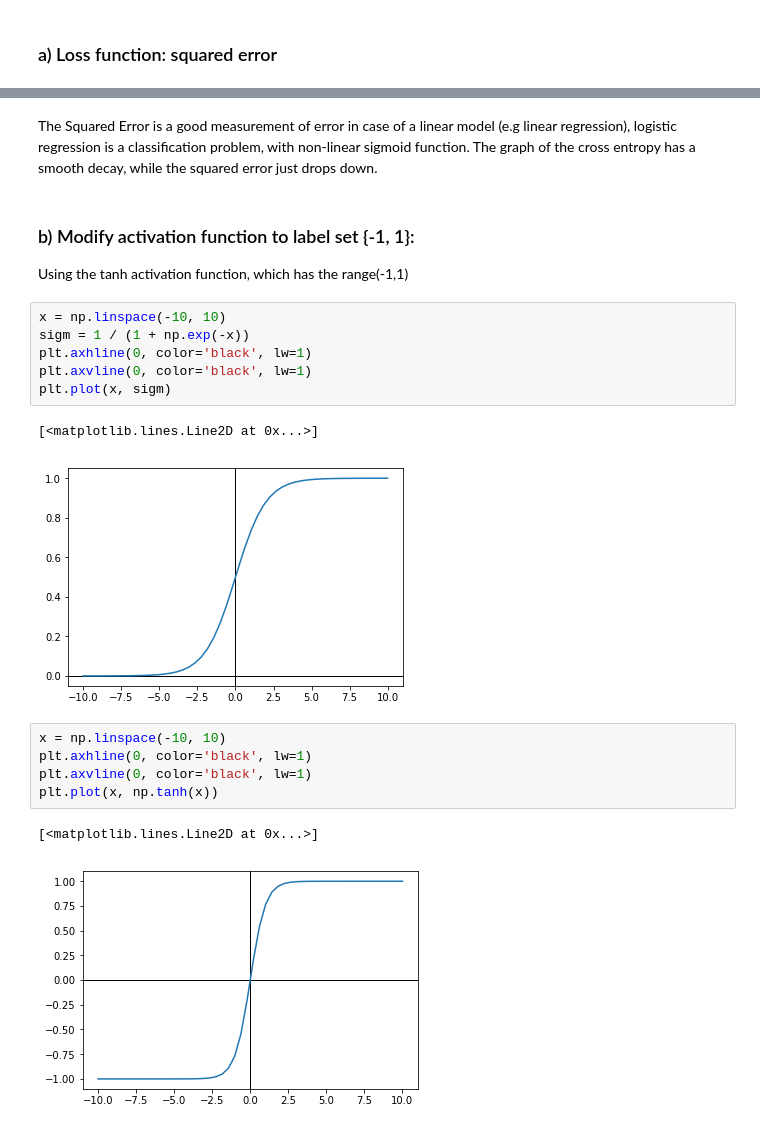
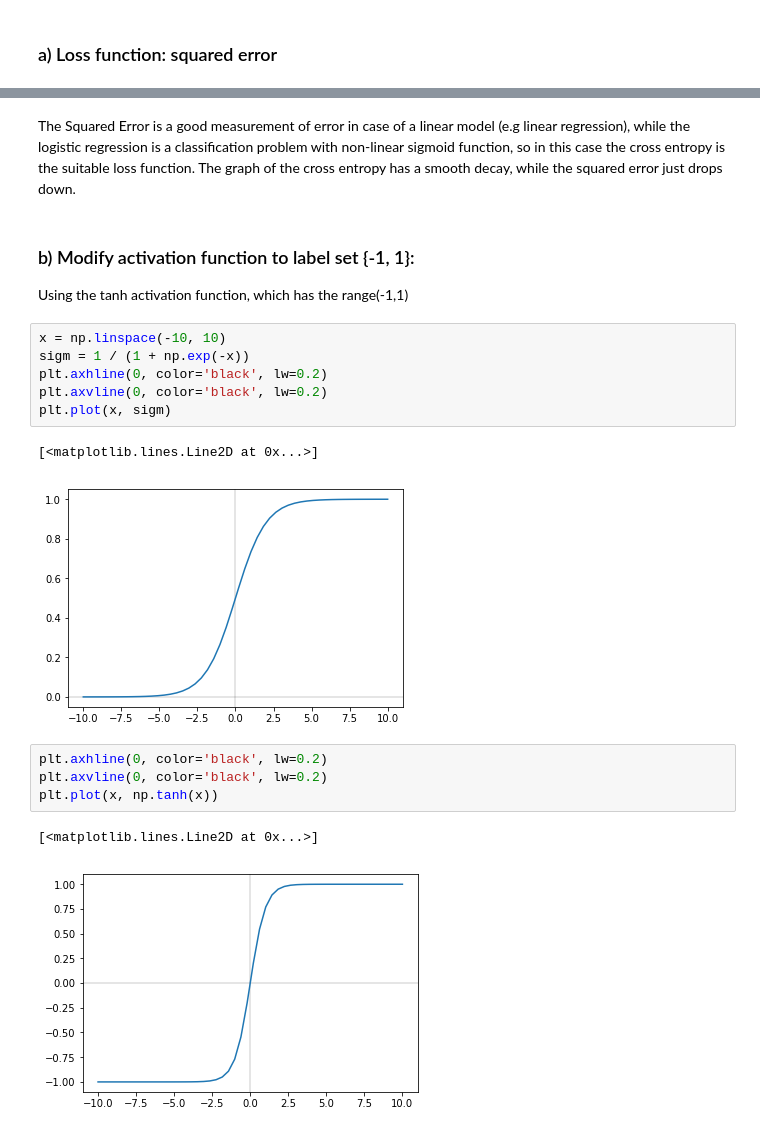
Before and after one commit to evabertalan/mustererkennung, a Jupyter notebook: 9/9_logistic_regression.ipynb, the cells around one changed output, grey strips where cells are left out. Cells and saved outputs as stored; diff of their text form.

```diff
--- a/9/9_logistic_regression.ipynb
+++ b/9/9_logistic_regression.ipynb
@@ -87,5 +92,5 @@ Accuracy: 91.20521172638436
 # %% [markdown]
-The Squared Error is a good measurement of error in case of a linear model (e.g linear regression), logistic regression is a classification problem, with non-linear sigmoid function.
+The Squared Error is a good measurement of error in case of a linear model (e.g linear regression), while the logistic regression is a classification problem with non-linear sigmoid function, so in this case the cross entropy is the suitable loss function.
 The graph of the cross entropy has a smooth decay, while the squared error just drops down.
 # %% [markdown]
 ### b) Modify activation function to label set {-1, 1}:
@@ -93,17 +98,16 @@ Using the tanh activation function, which has the range(-1,1)
 # %%
 x = np.linspace(-10, 10)
 sigm = 1 / (1 + np.exp(-x))
-plt.axhline(0, color='black', lw=1)
-plt.axvline(0, color='black', lw=1)
+plt.axhline(0, color='black', lw=0.2)
+plt.axvline(0, color='black', lw=0.2)
 plt.plot(x, sigm)
 # %% [output]
 [<matplotlib.lines.Line2D at 0x...>]
-[figure, old version]
+[figure, new version]
 # %%
-x = np.linspace(-10, 10)
-plt.axhline(0, color='black', lw=1)
-plt.axvline(0, color='black', lw=1)
+plt.axhline(0, color='black', lw=0.2)
+plt.axvline(0, color='black', lw=0.2)
 plt.plot(x, np.tanh(x))
 # %% [output]
 [<matplotlib.lines.Line2D at 0x...>]
-[figure, old version]
+[figure, new version]
```
Also changed, not shown: parts of 7 cells of this notebook, 1 other file.
